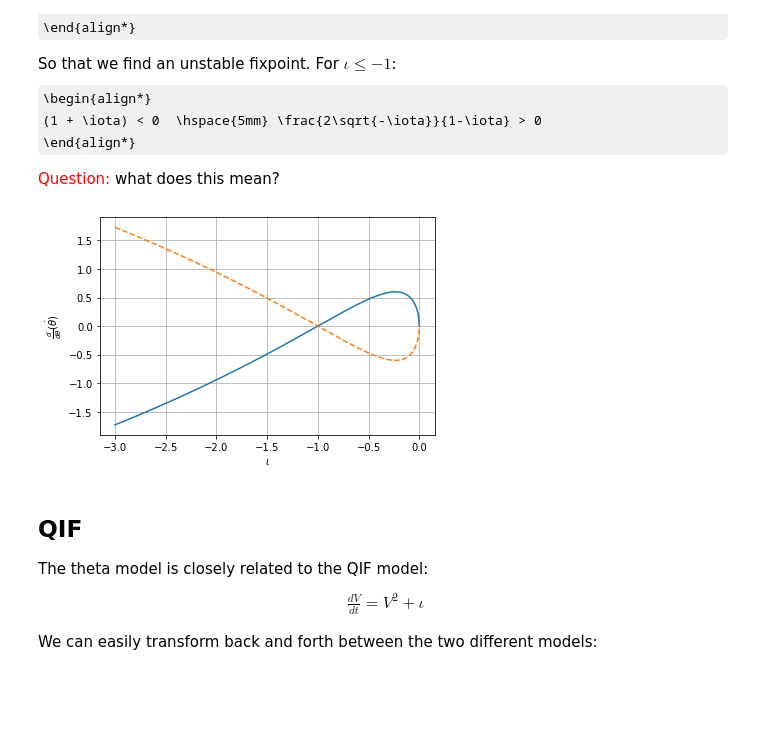
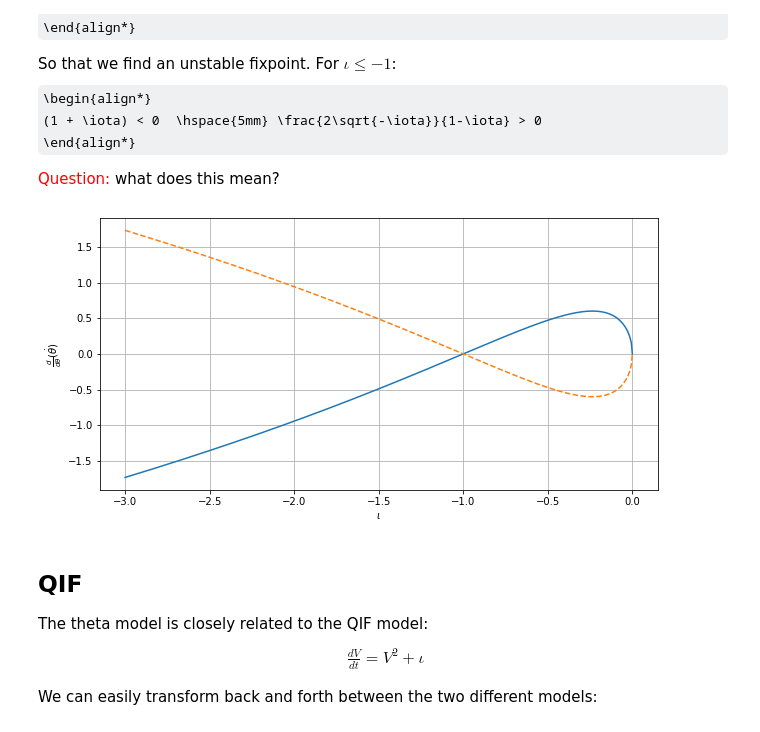
Before and after one commit to simonaertssen/AdaptiveNeuronalNetworks, a Jupyter notebook: Notes meeting 24_09_2020.ipynb, the cells around one changed output. Drawn from its saved outputs; the diff is of its cells as text; code cells hidden in the pictures; some formulas as TeX source; blank space fills up the shorter version.

```diff
--- a/Notes meeting 24_09_2020.ipynb
+++ b/Notes meeting 24_09_2020.ipynb
@@ -80,13 +82,15 @@ So that we find an unstable fixpoint. For $\iota \leq -1$:
 # %%
 x = np.linspace(-3, 0, 500)
 y = (1 + x)*(2*np.sqrt(-x)/(1-x))
+
+plt.figure(figsize=(10,5))
 plt.grid(True)
 plt.plot(x,y);
 plt.plot(x,-y, '--');
 plt.xlabel(r"$\iota$")
 plt.ylabel(r"$\frac{d}{d\theta}\left(\dot{\theta}\right)$");
 # %% [output]
-[figure, old version]
+[figure, new version]
 # %% [markdown]
 ## QIF
 The theta model is closely related to the QIF model:
```
Also changed, not shown: parts of 13 cells of this notebook, 2 other files.
